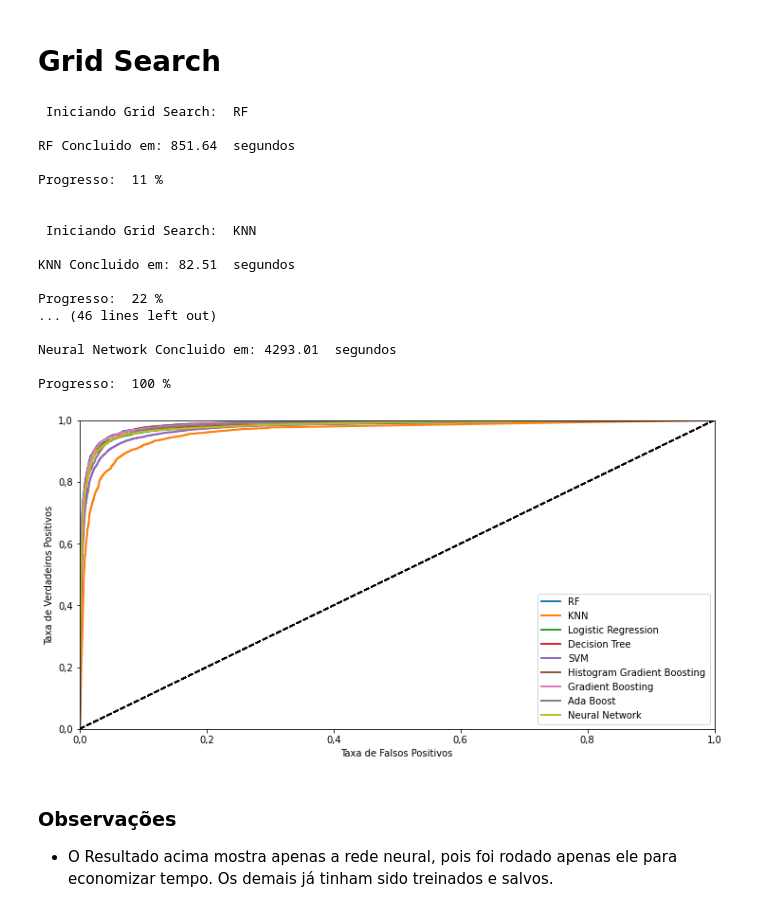
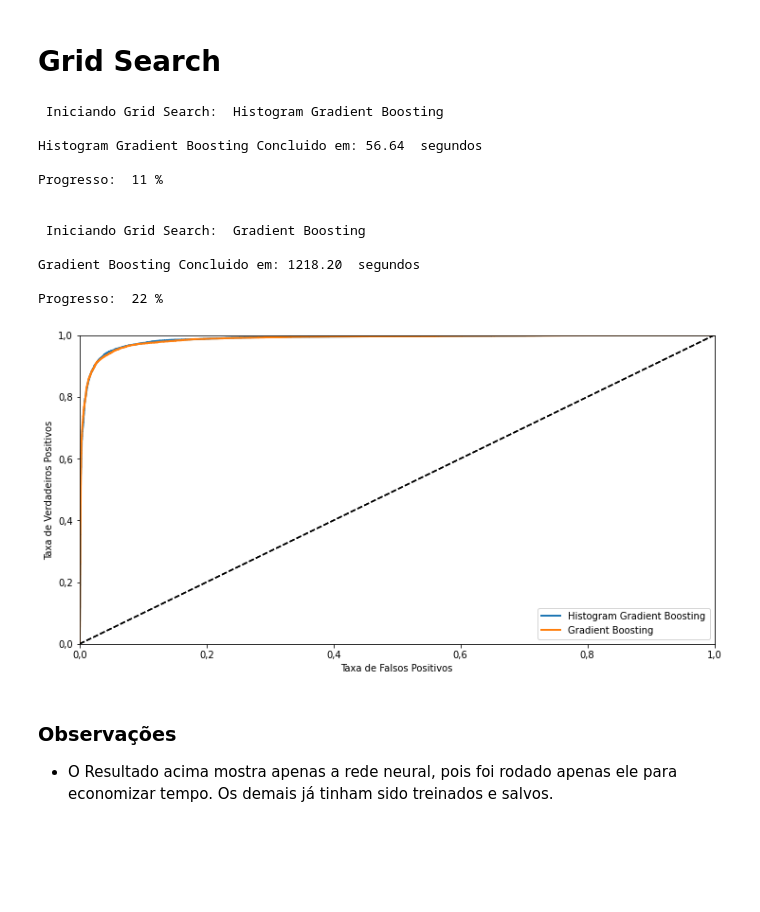
Before and after one commit to mrelero/machine-learning-anatel-database, a Jupyter notebook: Paper2/Model2/Model2.ipynb, the cells around one changed output. Drawn from its saved outputs; the diff is of its cells as text; code cells hidden in the pictures; blank space fills up the shorter version.

```diff
--- a/Paper2/Model2/Model2.ipynb
+++ b/Paper2/Model2/Model2.ipynb
@@ -349,7 +372,7 @@ parameter_space_NN = {
 param_space_ada_boost = {'n_estimators':[1, 5, 10],
                         'learning_rate':[0.1, 1, 2]}
 param_space_gra_boost = {
-              "loss":["deviance","exponential"],
+              "loss":["log_loss","exponential"],
               "max_features":["log2","sqrt"],
               'learning_rate': [0.01,0.05,0.1,1,0.5],
               'max_depth': [3,4,5],
@@ -441,6 +464,8 @@ total = len(Param_Grid)
 desempenho_ml_GRID = pd.DataFrame(columns=['ML','Acc','Precision','Recall', 'F1', 'AUC-Score', 'Tempo'])
 #Param_Grid = { "SVM": param_space_svm}
 #Param_Grid = {"Neural Network": parameter_space_NN}
+
+Param_Grid = {"Histogram Gradient Boosting":param_space_histogram_boost, "Gradient Boosting":param_space_gra_boost}
 
 for number, i in enumerate(Param_Grid):
     print("\n Iniciando Grid Search: ", i,"\n")
@@ -457,43 +482,38 @@ for number, i in enumerate(Param_Grid):
     y_pred = classifiers_GRID_Result[i].predict(X_test)
     end = time.time()
     time_GRID[i] = end - start
     acc = metrics.accuracy_score(y_test, y_pred)
     y_pred_prob = classifiers_GRID_Result[i].predict_proba(X_test)
     y_pred_prob = y_pred_prob[:, 1]
     cm = confusion_matrix(y_test, y_pred)
     pr = precision_score(y_test,y_pred)
     rec = recall_score(y_test,y_pred)
     F1 = f1_score(y_test, y_pred)
     fpr, tpr, threshold = roc_curve(y_test,y_pred_prob)
     plot_roc_curve(fpr,tpr,  i)
     auc = roc_auc_score(y_test,y_pred_prob)
     desempenho_ml_GRID.loc[number] = pd.Series({'ML': i, 'Acc': acc, 'Precision': pr, 'Recall': rec, 'F1': F1, 'AUC-Score': auc, 'Tempo': time_GRID[i]})
 
     params_GRID[i] = classifiers_GRID_Output[i].best_params_
     print(i,"Concluido em:", "%.2f" % time_GRID[i]," segundos \n")
     progress=progress+1
     aux = progress/total
     aux = aux*100
     print("Progresso: ","%.0f" % aux,"% \n")
 # %% [output]
- Iniciando Grid Search:  RF
+ Iniciando Grid Search:  Histogram Gradient Boosting
 
-RF Concluido em: 851.64  segundos
+Histogram Gradient Boosting Concluido em: 56.64  segundos
 
 Progresso:  11 %
 
 
- Iniciando Grid Search:  KNN
+ Iniciando Grid Search:  Gradient Boosting
 
-KNN Concluido em: 82.51  segundos
+Gradient Boosting Concluido em: 1218.20  segundos
 
 Progresso:  22 %
-... (46 lines left out)
-
-Neural Network Concluido em: 4293.01  segundos
-
-Progresso:  100 %
-[figure, old version]
+[figure, new version]
 # %% [markdown]
 ### Observações
 - O Resultado acima mostra apenas a rede neural, pois foi rodado apenas ele para economizar tempo. Os demais já tinham sido treinados e salvos.
```
Also changed, not shown: parts of 21 cells of this notebook, 5 other files.
